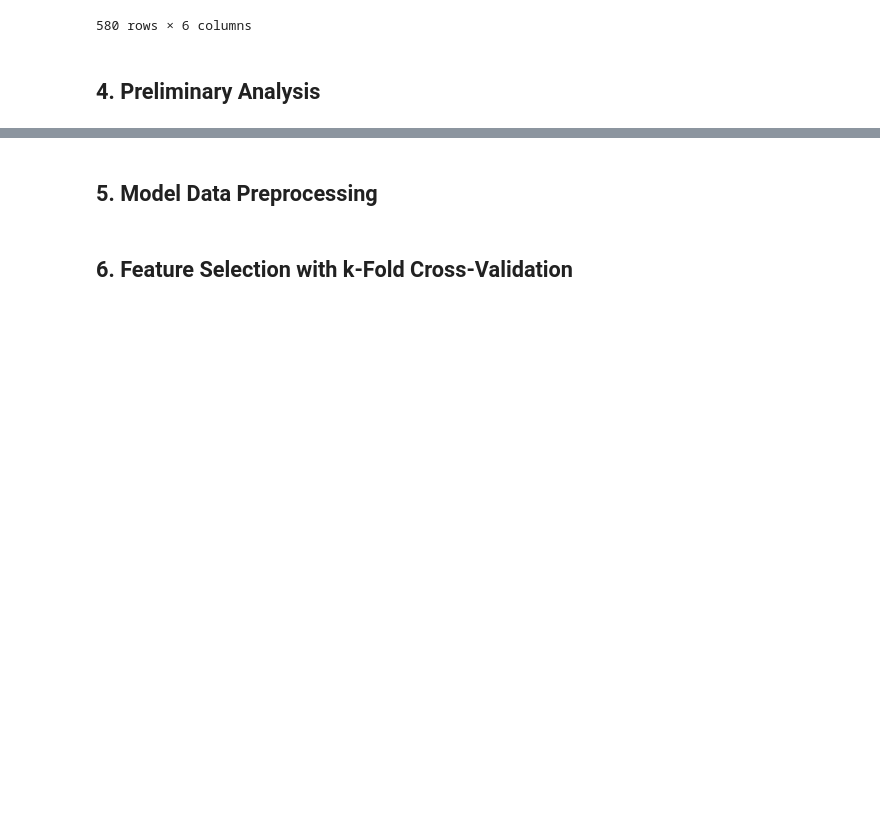
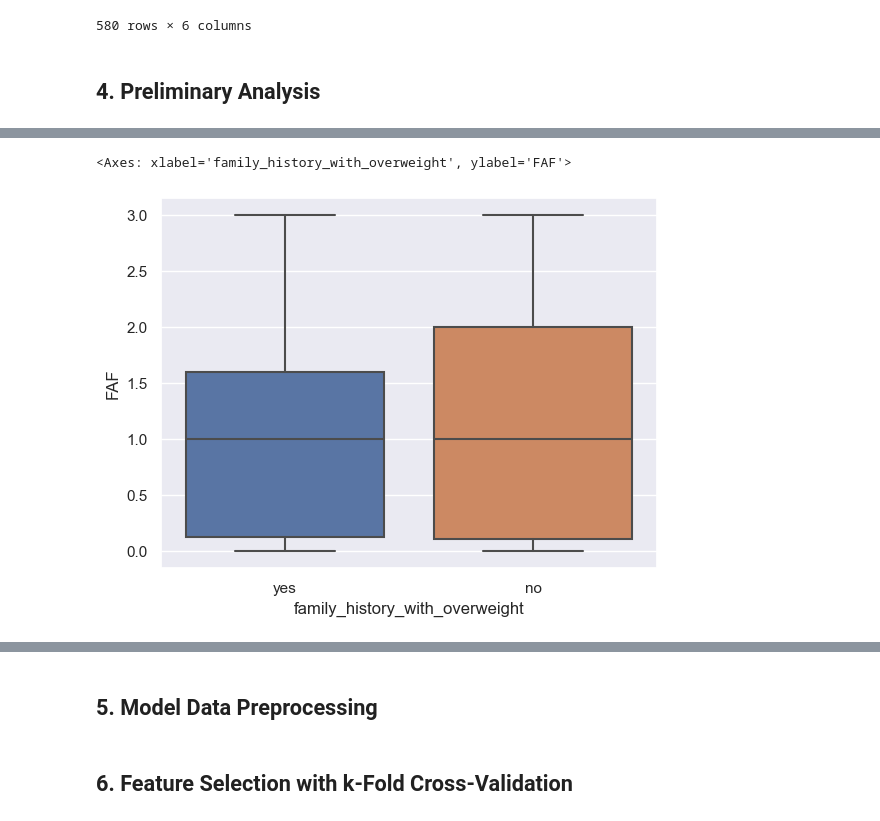
Before and after one commit to tuonganhdo/obesity-predictive-analysis, a Jupyter notebook: Final_Project_Idunnuoluwa_Akinola_Zach_Goldstein_Anh_Do.ipynb, the cells around one changed output, grey strips where cells are left out. Saved outputs shown, nothing was run; the diff lists cells and outputs as text; code cells hidden in the pictures; blank space fills up the shorter version.

```diff
--- a/Final_Project_Idunnuoluwa_Akinola_Zach_Goldstein_Anh_Do.ipynb
+++ b/Final_Project_Idunnuoluwa_Akinola_Zach_Goldstein_Anh_Do.ipynb
@@ -173,0 +206,6 @@ df.iloc[list(outliers)]
+# %%
+# FAF - Physical activity frequency
+sns.boxplot(data=df, x=RESPONSE_VAR, y='FAF')
+# %% [output]
+<Axes: xlabel='family_history_with_overweight', ylabel='FAF'>
+[figure, added]
```
Also changed, not shown: parts of 26 cells of this notebook, 1 other file.
